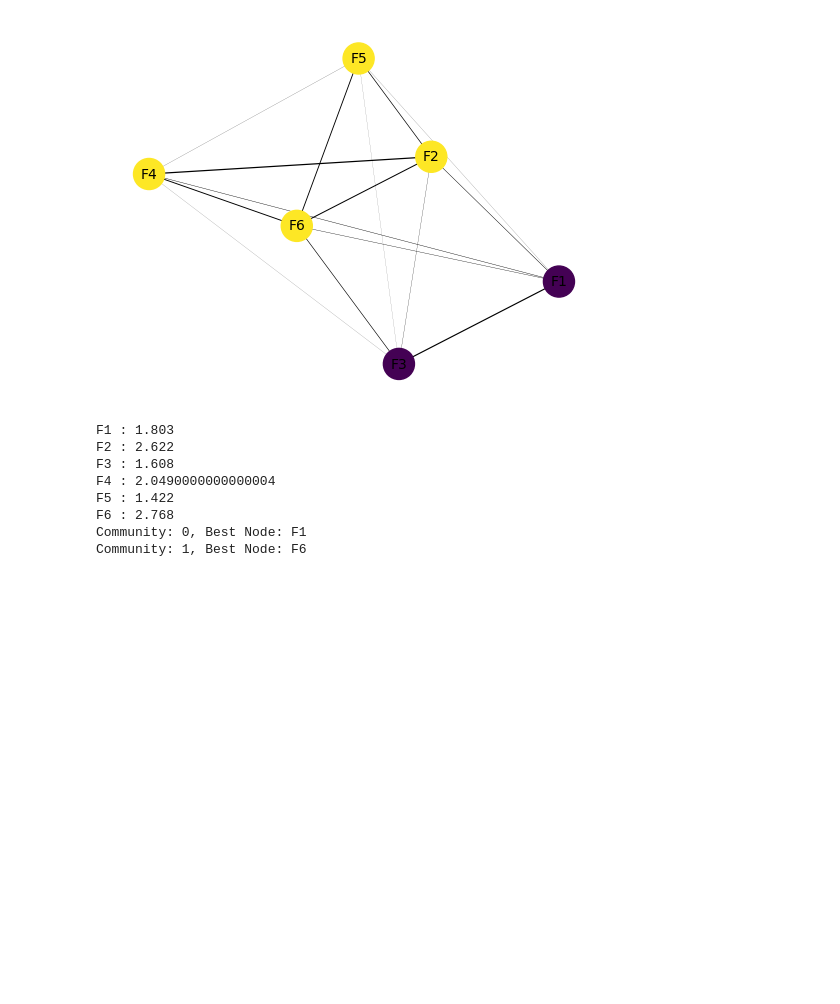
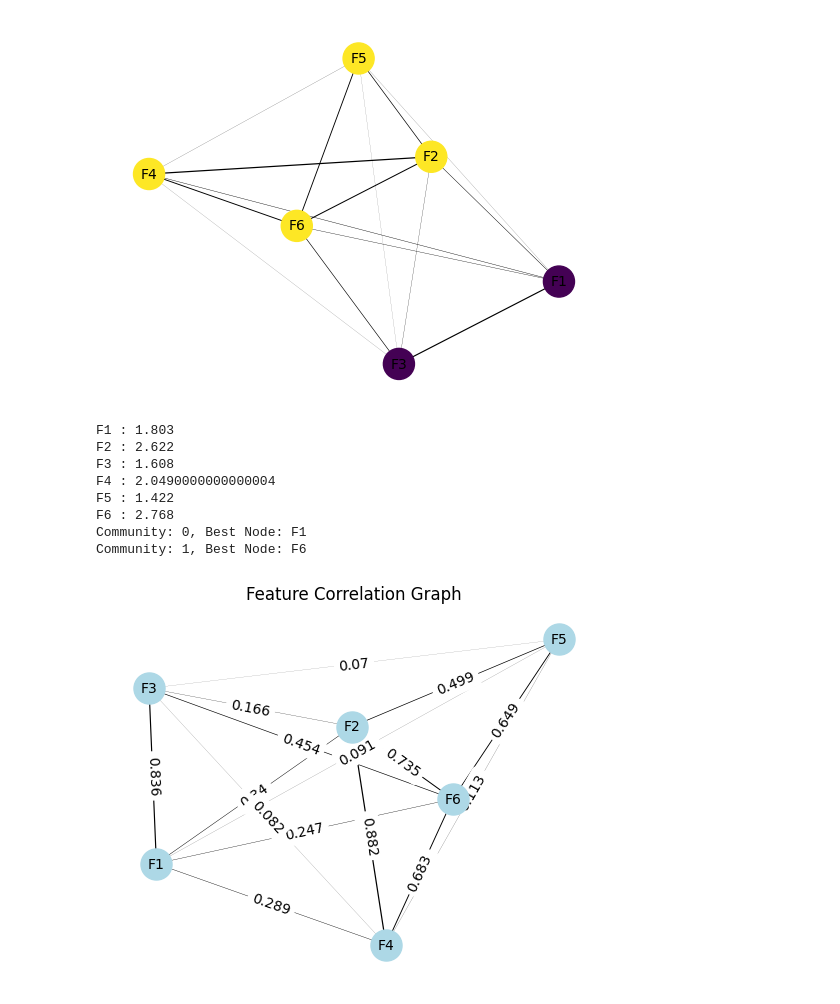
Before and after one commit to BehrangEbrahimi13/Repo_Paper_01, a Jupyter notebook: paper01_with_graph.ipynb, the cells around one changed output. Cells and saved outputs as stored; diff of their text form; code cells hidden in the pictures; blank space fills up the shorter version.

```diff
--- a/paper01_with_graph.ipynb
+++ b/paper01_with_graph.ipynb
@@ -148,3 +163,99 @@ F5 : 1.422
 F6 : 2.768
 Community: 0, Best Node: F1
 Community: 1, Best Node: F6
+# %%
+import pandas as pd
+import matplotlib.pyplot as plt
+import networkx as nx
+from community import community_louvain
+from sklearn.cluster import SpectralClustering
+from sklearn.metrics import silhouette_score
+
+# Example dataset with features
+data = {
+    'F1': [1, 2, 3, 4, 5],
+    'F2': [2, 24, 6, 50, 10],
+    'F3': [25, 3, 15, 4, -25],
+    'F4': [7, 4, 9, 78, 0],
+    'F5': [16, -11, 6, 3, 12],
+    'F6': [1, 3, 2, 4, -1]
+}
+
+# Create a pandas DataFrame from the dataset
+df = pd.DataFrame(data)
+
+# Calculate the correlation matrix
+corr_matrix = df.corr().round(3).abs()
+
+# Create a graph
+G = nx.Graph()
+
+# Add feature nodes to the graph
+for feature in corr_matrix.columns:
+    G.add_node(feature, node_type='feature')
+
+# # Add nodes (features) to the graph
+# G.add_nodes_from(corr_matrix.columns)
+
+# Iterate over the correlation matrix and add edges (correlations) to the graph
+for feature1, row in corr_matrix.iterrows():
+    for feature2, correlation in row.iteritems():
+        if feature1 != feature2:
+            G.add_edge(feature1, feature2, weight=correlation)
+
+# Draw the graph
+pos = nx.spring_layout(G)
+labels = {node: node for node in G.nodes()}
+weights = nx.get_edge_attributes(G, 'weight')
+nx.draw_networkx_nodes(G, pos, node_color='lightblue', node_size=500)
+nx.draw_networkx_labels(G, pos, labels, font_size=10)
+nx.draw_networkx_edges(G, pos, width=list(weights.values()))
+nx.draw_networkx_edge_labels(G, pos, edge_labels=weights)
+plt.axis('off')
+plt.title("Feature Correlation Graph")
+plt.show()
+
+# Find the optimal number of clusters using silhouette score
+scores = []
+for n_clusters in range(2, len(G.nodes)):
+    spectral = SpectralClustering(n_clusters=n_clusters, affinity='precomputed')
+    labels = spectral.fit_predict(nx.to_numpy_array(G))
+    score = silhouette_score(nx.to_numpy_array(G), labels)
+    scores.append(score)
+
+optimal_n_clusters = scores.index(max(scores)) + 2  # Add 2 because range starts from 2
+
+# Perform spectral clustering for community detection with the optimal number of clusters
+spectral = SpectralClustering(n_clusters=optimal_n_clusters, affinity='precomputed')
+labels = spectral.fit_predict(nx.to_numpy_array(G))
+
+# Create a new graph with the communities as nodes
+community_graph = nx.Graph()
+for i in range(len(labels)):
+    community_graph.add_node(f"C:{labels[i]}")
+    community_graph.add_edge(f"C:{labels[i]}", i)
+
+# Find the best node to represent each community
+best_nodes = {}
+for node, label in enumerate(labels):
+    if label not in best_nodes:
+        best_nodes[label] = node
+
+# Define the layout and labels for the graph
+pos = nx.spring_layout(community_graph)
+labels = {node: f"{node}" for node in community_graph.nodes()}
+
+# Draw the community graph
+plt.figure(figsize=(8, 6))
+nx.draw_networkx_nodes(community_graph, pos, node_color='lightblue', node_size=500)
+nx.draw_networkx_labels(community_graph, pos, labels, font_size=10)
+nx.draw_networkx_edges(community_graph, pos, edge_color='gray')
+plt.axis('off')
+plt.title("Community Graph")
+plt.show()
+
+# Print the best node for each community
+for community, node in best_nodes.items():
+    print(f"Community {community}: Best Node{node} = F{node+1}")
+# %% [output]
+[figure, added]
```
Also changed, not shown: parts of 18 cells of this notebook.
